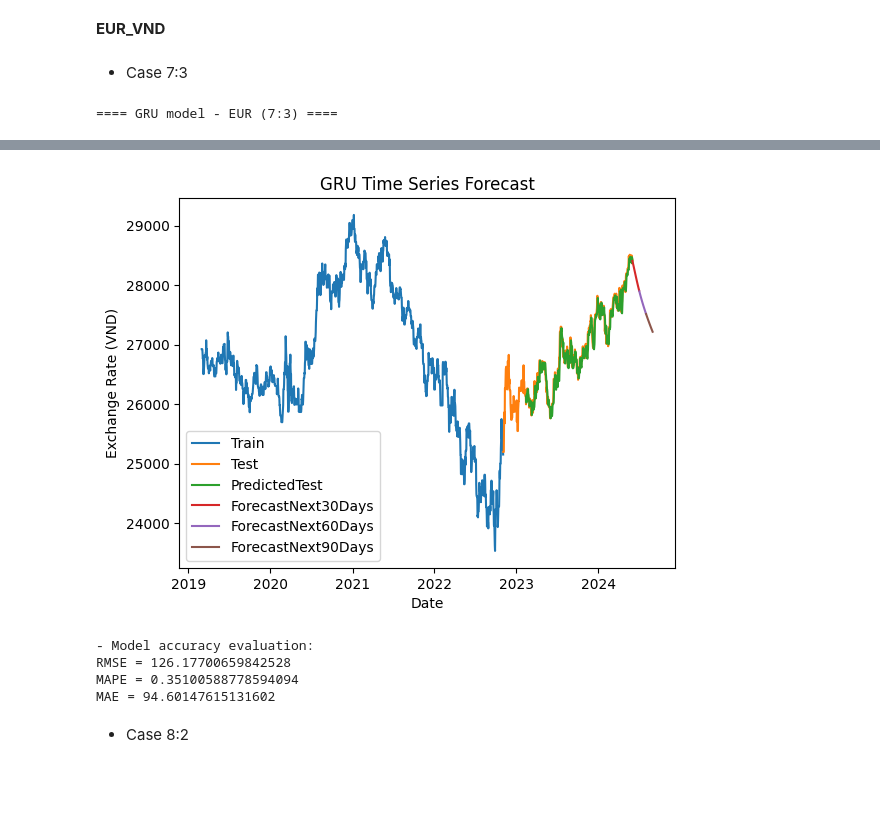
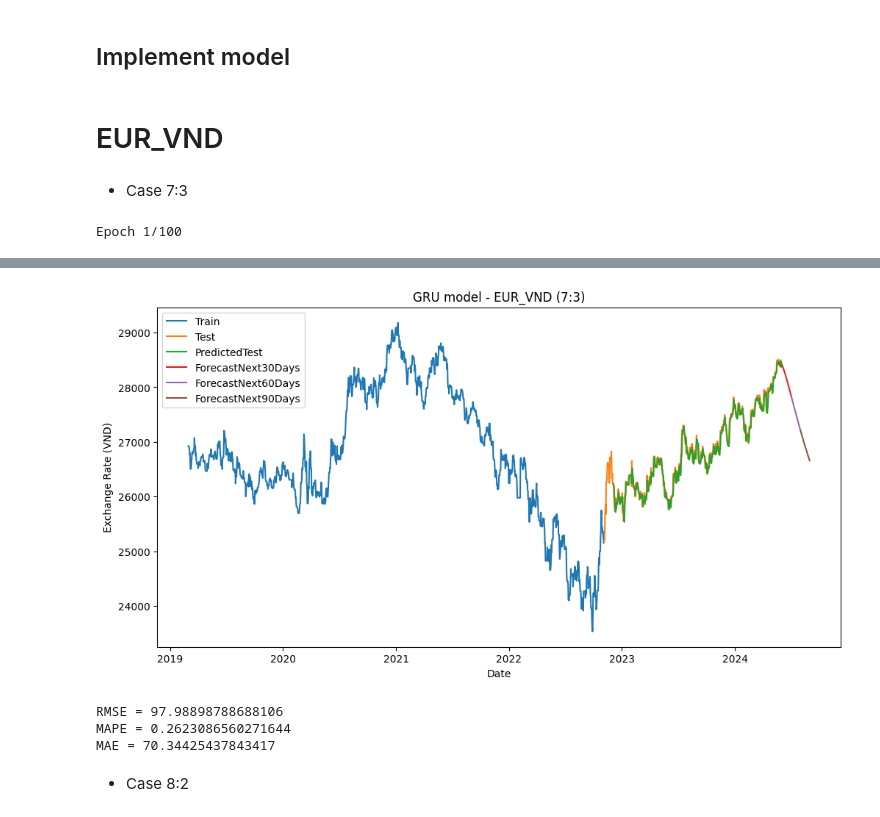
Before and after one commit to TTMChung/IS403_O22_HTCL_4, a Jupyter notebook: Model/GRU.ipynb, the cells around one changed output, grey strips where cells are left out. Cells and saved outputs as stored; diff of their text form; code cells hidden in the pictures; blank space fills up the shorter version.

Commit message:
upload GRU model

```diff
--- a/Model/GRU.ipynb
+++ b/Model/GRU.ipynb
@@ -85,11 +54,10 @@ def standardizate_data(train, test, pre_test, f30, f60, f90):
 # %%
-# Model accuracy evaluation function
-def accuracy(forecast, actual):
+def evaluate (forecast, actual):
     forecast = np.array(forecast)
     actual = np.array(actual)
-    mape = np.mean(np.abs(forecast - actual)/np.abs(actual))*100  # MAPE
-    mae = np.mean(np.abs(forecast - actual))    # MAE
-    rmse = np.mean((forecast - actual)**2)**.5  # RMSE
+    mape = np.mean(np.abs(forecast - actual)/np.abs(actual))*100
+    mae = np.mean(np.abs(forecast - actual))
+    rmse = np.mean((forecast - actual)**2)**.5
 
     print('RMSE =',rmse)
     print('MAPE =',mape)
@@ -189,31 +155,47 @@ def visualize_GRU(model, train, test, pre_test, f30, f60, f90):
     plt.ylabel('Exchange Rate (VND)')
     plt.legend(['Train','Test','PredictedTest','ForecastNext30Days','ForecastNext60Days','ForecastNext90Days'])
     plt.show()
+# %% [markdown]
+## Implement model
 # %%
-def implementGRU(train, test):
-  time_step = 100
+def implementGRU(train, test, ratio, currency):
+  # set seed
+  np.random.seed(42)
+  random.seed(42)
+  tf.random.set_seed(42)
+
+  time_step = 30
   X_train, y_train, X_test, y_test = convert_data(train, test, time_step)
 
   # Define GRU Model
   model = Sequential()
-  model.add(GRU(64, input_shape=(time_step, 1)))
+  model.add(GRU(50, input_shape=(time_step, 1)))
   model.add(Dense(1))
   model.compile(optimizer='adam', loss='mean_squared_error')
 
   # Fit model
   model.fit(X_train,y_train,validation_data=(X_test,y_test),epochs=100,batch_size=64,verbose=1)
+
+  # Predict test data
   pre_test = model.predict(X_test)
-  f30, f60, f90 = forecast_days(model, test)
-  visualize_GRU(model, train, test, pre_test, f30, f60, f90)
+
+  # Forecase data next 30,60,90 days
+  f30, f60, f90 = forecast_days(model, test, time_step)
+
+  # Visualize model
+  visualize_GRU(train, test, pre_test, f30, f60, f90, time_step, ratio, currency)
+
+  # Standardize data
   train, test, pre_test, f30, f60, f90 = standardizate_data(train, test, pre_test, f30, f60, f90)
 
-  test1 = test[101:]
-  print('- Model accuracy evaluation: ')
-  accuracy(pre_test, test1)
+  # Evaluate model
+  test1 = test[time_step:]
+  evaluate(pre_test, test1)
 # %% [markdown]
-**EUR_VND**
+# EUR_VND
 # %%
-#### EUR - VND
+currency = "EUR_VND"
+
 eur_sc = scaler.fit_transform(np.array(eur).reshape(-1,1))
 # case 1. 7:3
 train_eur_1_sc = eur_sc[:int(0.7*len(eur))]
@@ -227,7 +209,7 @@ test_eur_3_sc = eur_sc[int(0.9*len(eur)):]
 # %% [markdown]
 * Case 7:3
 # %%
-print("==== GRU model - EUR (7:3) ====")
-implementGRU(train_eur_1_sc, test_eur_1_sc)
+ratio = 0.7
+implementGRU(train_eur_1_sc, test_eur_1_sc, ratio, currency)
 # %% [output]
-==== GRU model - EUR (7:3) ====
+Epoch 1/100
@@ -251,8 +233,7 @@ Epoch 6/100
-[figure, old version]
+[figure, new version]
-- Model accuracy evaluation:
-RMSE = 126.17700659842528
-MAPE = 0.35100588778594094
-MAE = 94.60147615131602
+RMSE = 97.98898788688106
+MAPE = 0.2623086560271644
+MAE = 70.34425437843417
 # %% [markdown]
 * Case 8:2
 # %%
```
Also changed, not shown: parts of 29 cells of this notebook.
